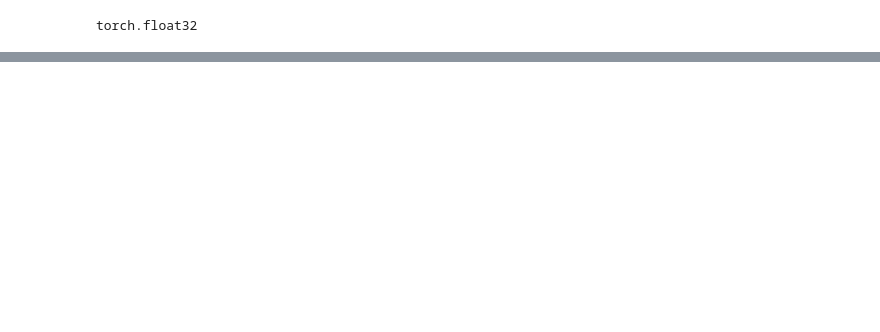
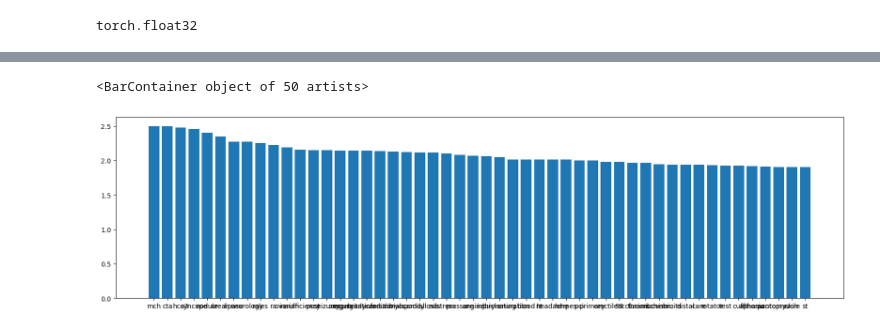
Before and after one commit to danielwalke/KARDIA, a Jupyter notebook: mimic/read/kg_gnn.ipynb, the cells around one changed output, grey strips where cells are left out. Saved outputs shown, nothing was run; the diff lists cells and outputs as text; code cells hidden in the pictures; blank space fills up the shorter version.

```diff
--- a/mimic/read/kg_gnn.ipynb
+++ b/mimic/read/kg_gnn.ipynb
@@ -329,0 +843,9 @@ tensor([ 0.2702,  0.1391,  0.0625,  ...,  0.5174,  0.0812, -0.5986],
+# %%
+import matplotlib.pyplot as plt
+top_n = 50
+fig = plt.figure(figsize=(20, 5))
+sort_idx = final_model.state_dict()["conv1.lin_r.weight"].squeeze().abs().argsort(descending=True).cpu()
+plt.bar(vectorizer.get_feature_names_out()[sort_idx][:top_n], final_model.state_dict()["conv1.lin_r.weight"].squeeze()[sort_idx][:top_n].cpu())
+# %% [output]
+<BarContainer object of 50 artists>
+[figure, added]
```
Also changed, not shown: parts of 85 cells of this notebook, 4 other files.
